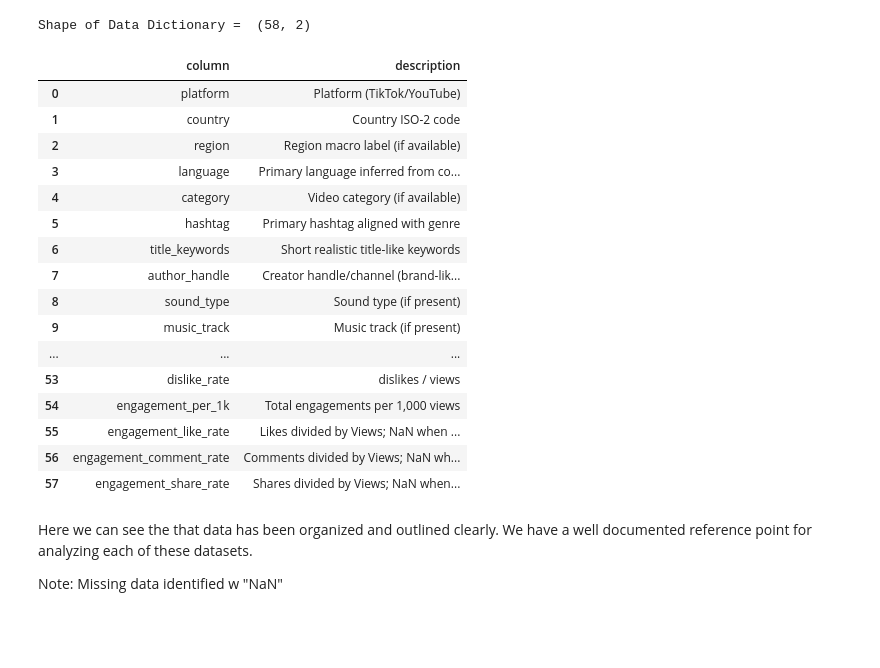
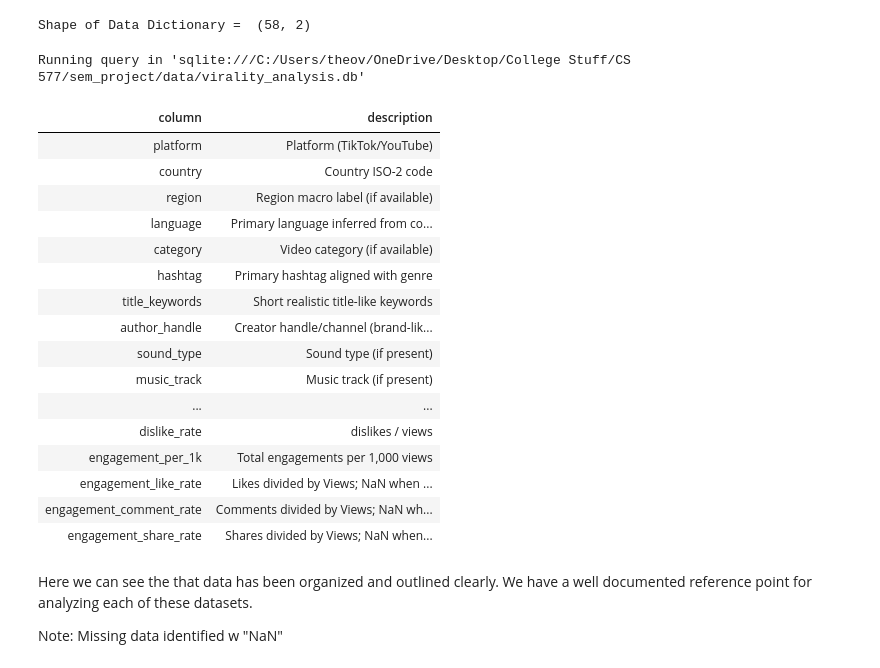
Before and after one commit to theoverthere/CS577-SEMESTER_PROJECT-VIRALITY_ANALYSIS, a Jupyter notebook: yt-tt-trend-analysis.ipynb, the cells around one changed output. Saved outputs shown, nothing was run; the diff lists cells and outputs as text; code cells hidden in the pictures; blank space fills up the shorter version.

```diff
--- a/yt-tt-trend-analysis.ipynb
+++ b/yt-tt-trend-analysis.ipynb
@@ -63,26 +138,29 @@ print("Shape of Data Dictionary = ", DD_df.shape)
 # %% [output]
 Shape of Data Dictionary =  (58, 2)
 # %%
-#Just barely too long to wholly print
-DD_df.head(58)
+%%sql
+SELECT *
+FROM data_dictionary
+--using sql allowed us to see the entire table by default, cool
 # %% [output]
+Running query in 'sqlite:///C:/Users/theov/OneDrive/Desktop/College Stuff/CS 577/sem_project/data/virality_analysis.db'
-|  | column | description |
-| 0 | platform | Platform (TikTok/YouTube) |
-| 1 | country | Country ISO-2 code |
-| 2 | region | Region macro label (if available) |
-| 3 | language | Primary language inferred from co... |
-| 4 | category | Video category (if available) |
-| 5 | hashtag | Primary hashtag aligned with genre |
-| 6 | title_keywords | Short realistic title-like keywords |
-| 7 | author_handle | Creator handle/channel (brand-lik... |
-| 8 | sound_type | Sound type (if present) |
-| 9 | music_track | Music track (if present) |
-| ... | ... | ... |
-| 53 | dislike_rate | dislikes / views |
-| 54 | engagement_per_1k | Total engagements per 1,000 views |
-| 55 | engagement_like_rate | Likes divided by Views; NaN when ... |
-| 56 | engagement_comment_rate | Comments divided by Views; NaN wh... |
-| 57 | engagement_share_rate | Shares divided by Views; NaN when... |
+| column | description |
+| platform | Platform (TikTok/YouTube) |
+| country | Country ISO-2 code |
+| region | Region macro label (if available) |
+| language | Primary language inferred from co... |
+| category | Video category (if available) |
+| hashtag | Primary hashtag aligned with genre |
+| title_keywords | Short realistic title-like keywords |
+| author_handle | Creator handle/channel (brand-lik... |
+| sound_type | Sound type (if present) |
+| music_track | Music track (if present) |
+| ... | ... |
+| dislike_rate | dislikes / views |
+| engagement_per_1k | Total engagements per 1,000 views |
+| engagement_like_rate | Likes divided by Views; NaN when ... |
+| engagement_comment_rate | Comments divided by Views; NaN wh... |
+| engagement_share_rate | Shares divided by Views; NaN when... |
 # %% [markdown]
 Here we can see the that data has been organized and outlined clearly. We have a well documented reference point for analyzing each of these datasets.
 
```
Also changed, not shown: parts of 30 cells of this notebook, 1 other file.
